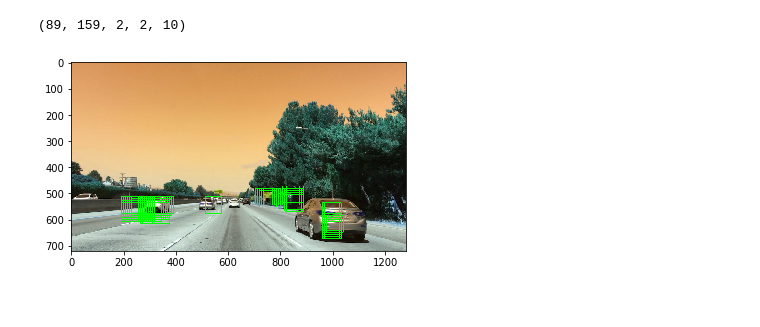
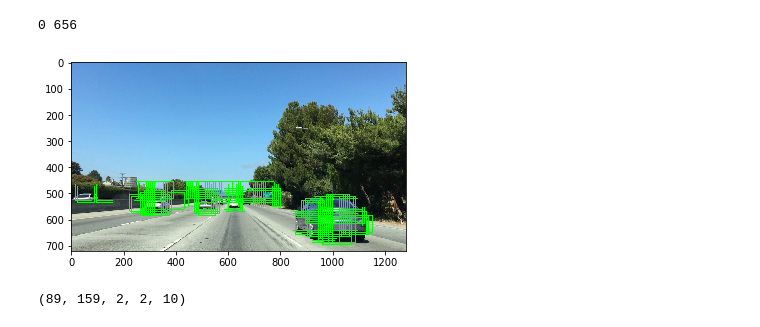
Before and after one commit to pstradowski/p5-Vehicle-Identification, a Jupyter notebook: trainer.ipynb, the cells around one changed output. Drawn from its saved outputs; the diff is of its cells as text; code cells hidden in the pictures.

```diff
--- a/trainer.ipynb
+++ b/trainer.ipynb
@@ -166,5 +159,5 @@ X_test, y_test = shuffle(X_test, y_test, random_state = rand_state)
 # Use a linear SVC (support vector classifier)
 svc = LinearSVC()
 # Train the SVC
-svc.fit(X_train, y_train)
+%time svc.fit(X_train, y_train)
 # %% [output]
@@ -226,6 +220,7 @@ class slider:
         # instances of scaler and clasiffier to deal with slide window data
         self.scaler = scaler
         self.classifier = classifier
+        # HOG for whole image
         self.big_hog = get_hog(self.image, feat_vec = False)
         pix_per_cell = 8
         self.blocks_per_window = (size - step)//pix_per_cell
@@ -251,12 +246,12 @@ class slider:
         """
         out = []
         for hog_channel in self.big_hog:
-            n_win_x = x//size +1
-            n_win_y = y//size +1
-            hog_block_x = n_win_x * self.blocks_per_window
-            hog_block_y = n_win_y * self.blocks_per_window
-            patch = hog_channel[hog_block_y : hog_block_y + self.blocks_per_window,
-                               hog_block_x : hog_block_x + self.blocks_per_window]
+            n_win_x = x//self.step
+            n_win_y = y//self.step
+           # hog_block_x = n_win_x * self.blocks_per_window
+           # hog_block_y = n_win_y * self.blocks_per_window
+            patch = hog_channel[n_win_y : n_win_y + self.blocks_per_window,
+                               n_win_x : n_win_x + self.blocks_per_window]
             out.append(patch)
         return(np.ravel(out))
 
@@ -267,7 +262,9 @@ class slider:
         for x, y , window in self.slide():
             spatial_features = bin_spatial(window, size=(16, 16))
             hist_features = color_hist(window, nbins = 32)
-            hog_features = self.hog_subsample(x, y)
+            h1 = self.hog_subsample(x, y)
+          #  h2 = get_hog(window)
+            hog_features = h1
             out = np.concatenate((spatial_features, hist_features, hog_features))
             out = out.reshape(1, -1)
             out = self.scaler.transform(out)
@@ -282,5 +279,5 @@ class slider:
         return(predictions)
 # %%
 img = cv2.imread('bbox-example-image.jpg')
-s1 = slider(img, (None, None), (460, None), X_scaler, svc)
+s1 = slider(img, (None, None), (448, None), X_scaler, svc)
 # %%
@@ -290,14 +287,22 @@ ValueError: operands could not be broadcast together with shapes (1,864) (6744,)
+# %%
+x, y, _ = next(s1.features())
+# %%
+print(x, y)
+# %% [output]
+0 656
+# %%
+draw = img.copy()
+size = 64
+
+for x, y, _ in predict1:
+    cv2.rectangle(draw, (x, y), (x + size, y + size), (0, 255, 0), 2)
+
+draw = cv2.cvtColor(draw, cv2.COLOR_BGR2RGB)
+plt.imshow(draw)
+plt.show()
+# %% [output]
+[figure, added]
 # %%
 print(s1.big_hog[0].shape)
 # %% [output]
 (89, 159, 2, 2, 10)
-# %%
-draw = img.copy()
-size = 64
-for x, y, _ in foo:
-    cv2.rectangle(draw, (x, y), (x + size, y + size), (0, 255, 0), 2)
-    draw = cv2.cvtColor(draw, cv2.COLOR_BGR2RGB)
-plt.imshow(draw)
-plt.show()
-# %% [output]
-[figure, removed]
```
Also changed, not shown: parts of 5 cells of this notebook, 1 other file.
